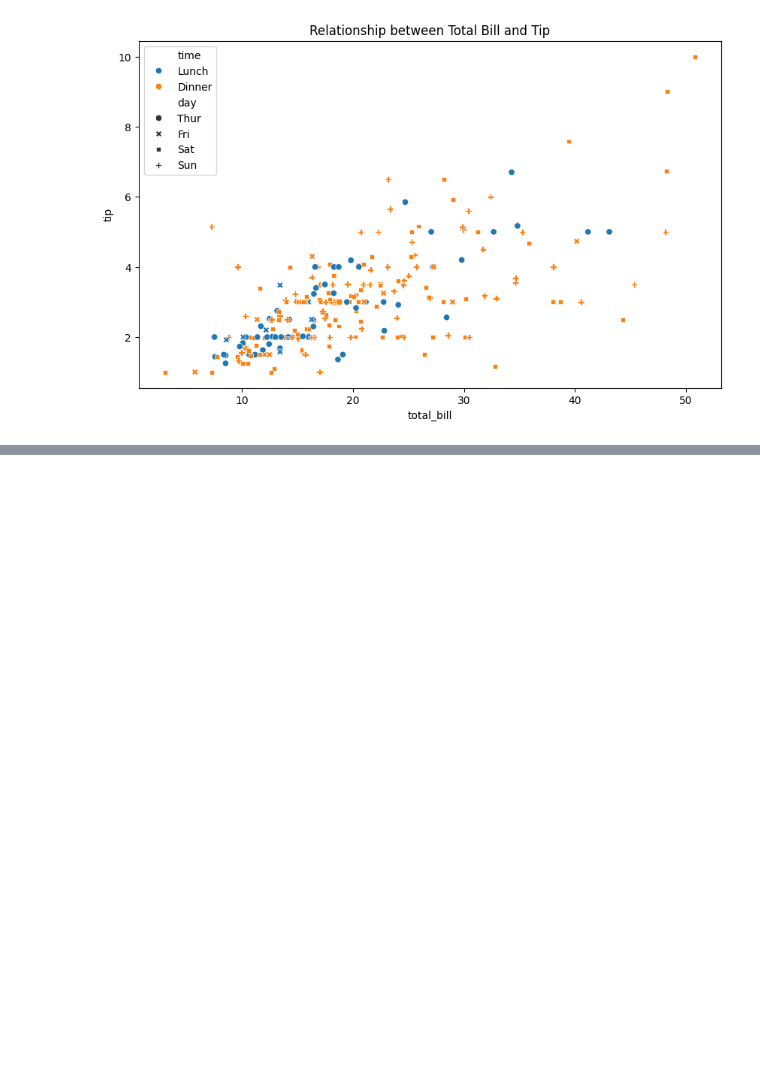
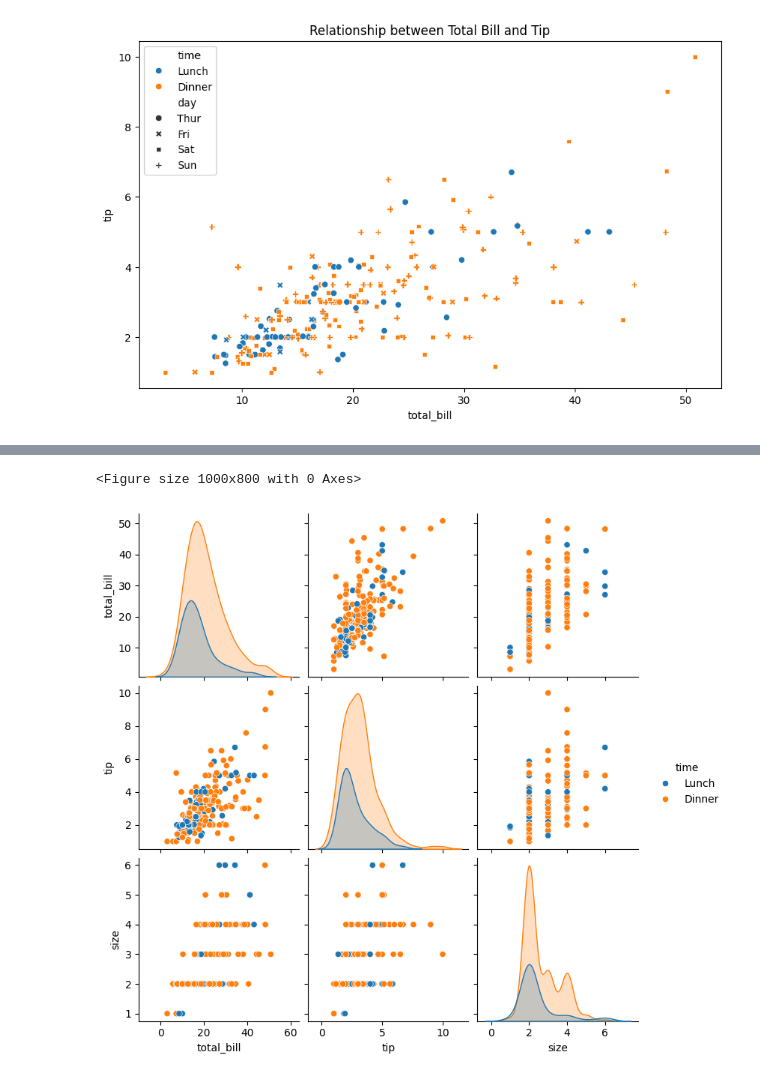
Before and after one commit to dwihujianto/ds, a Jupyter notebook: eda.ipynb, the cells around one changed output, grey strips where cells are left out. Cells and saved outputs as stored; diff of their text form; code cells hidden in the pictures; blank space fills up the shorter version.

```diff
--- a/eda.ipynb
+++ b/eda.ipynb
@@ -98,0 +135,9 @@ plt.show()
+# %%
+# 6. Advanced Visualization - Pair Plot
+plt.figure(figsize=(10,8))
+sns.pairplot(tips, hue='time')
+plt.show()
+plt.close()
+# %% [output]
+<Figure size 1000x800 with 0 Axes>
+[figure, added]
```
Also changed, not shown: parts of 9 cells of this notebook.
